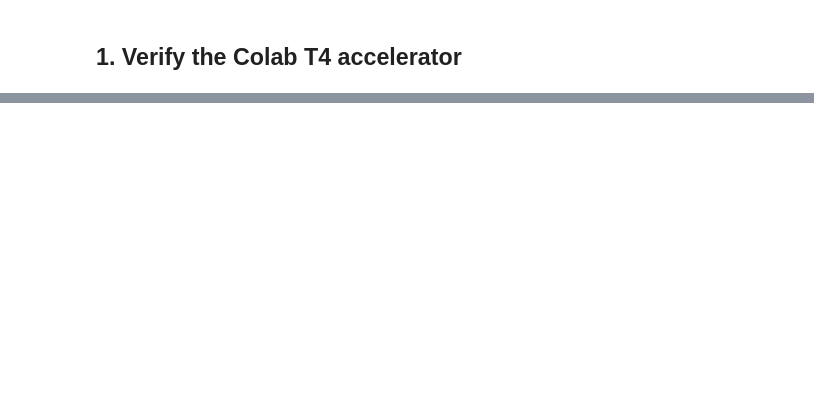
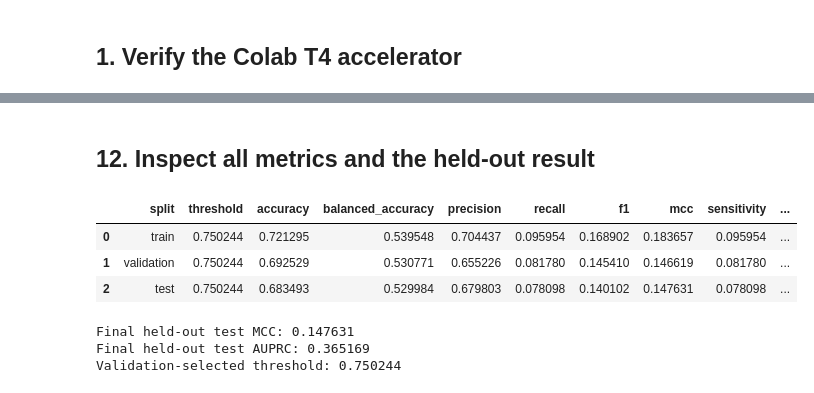
Before and after one commit to Gonza10V/SeqTrainer, a Jupyter notebook: notebooks/final_training/dnabert2_final_training_t4_colab.ipynb, the cells around one changed output, grey strips where cells are left out. Drawn from its saved outputs; the diff is of its cells as text; code cells hidden in the pictures; blank space fills up the shorter version.

```diff
--- a/notebooks/final_training/dnabert2_final_training_t4_colab.ipynb
+++ b/notebooks/final_training/dnabert2_final_training_t4_colab.ipynb
@@ -312,0 +223,17 @@ for name in required:
+# %%
+from google.colab import drive
+
+drive.mount("/content/drive", force_remount=False)
+
+MY_DRIVE = Path("/content/drive/MyDrive")
+SHARED_DRIVES = Path("/content/drive/Shareddrives")
+
+# Set this only when automatic discovery finds more than one complete folder.
+DRIVE_DATA_DIR = None
+
+DRIVE_OUTPUT_DIR = MY_DRIVE / "SeqTrainer" / "final_training" / "dnabert2_final_t4_seed42"
+DRIVE_MODEL_CACHE = MY_DRIVE / "SeqTrainer" / "final_training" / "model_cache" / "dnabert2"
+DRIVE_OUTPUT_DIR.mkdir(parents=True, exist_ok=True)
+DRIVE_MODEL_CACHE.mkdir(parents=True, exist_ok=True)
+
+print("Persistent output directory:", DRIVE_OUTPUT_DIR)
@@ -312,0 +500,27 @@ for name in required:
+# %% [markdown]
+## 12. Inspect all metrics and the held-out result
+# %%
+metrics_path = DRIVE_OUTPUT_DIR / "metrics.csv"
+history_path = DRIVE_OUTPUT_DIR / "history.csv"
+manifest_path = DRIVE_OUTPUT_DIR / "manifest.json"
+predictions_path = DRIVE_OUTPUT_DIR / "predictions.csv"
+
+for required_path in [metrics_path, history_path, manifest_path, predictions_path]:
+    if not required_path.exists():
+        raise FileNotFoundError(required_path)
+
+metrics = pd.read_csv(metrics_path)
+display(metrics)
+
+test_metrics = metrics.loc[metrics["split"] == "test"].iloc[0]
+print("Final held-out test MCC:", round(float(test_metrics["mcc"]), 6))
+print("Final held-out test AUPRC:", round(float(test_metrics["auprc"]), 6))
+print("Validation-selected threshold:", round(float(test_metrics["threshold"]), 6))
+# %% [output]
+|  | split | threshold | accuracy | balanced_accuracy | precision | recall | f1 | mcc | sensitivity | ... |
+| 0 | train | 0.750244 | 0.721295 | 0.539548 | 0.704437 | 0.095954 | 0.168902 | 0.183657 | 0.095954 | ... |
+| 1 | validation | 0.750244 | 0.692529 | 0.530771 | 0.655226 | 0.081780 | 0.145410 | 0.146619 | 0.081780 | ... |
+| 2 | test | 0.750244 | 0.683493 | 0.529984 | 0.679803 | 0.078098 | 0.140102 | 0.147631 | 0.078098 | ... |
+Final held-out test MCC: 0.147631
+Final held-out test AUPRC: 0.365169
+Validation-selected threshold: 0.750244
```
Also changed, not shown: parts of 45 cells of this notebook.
